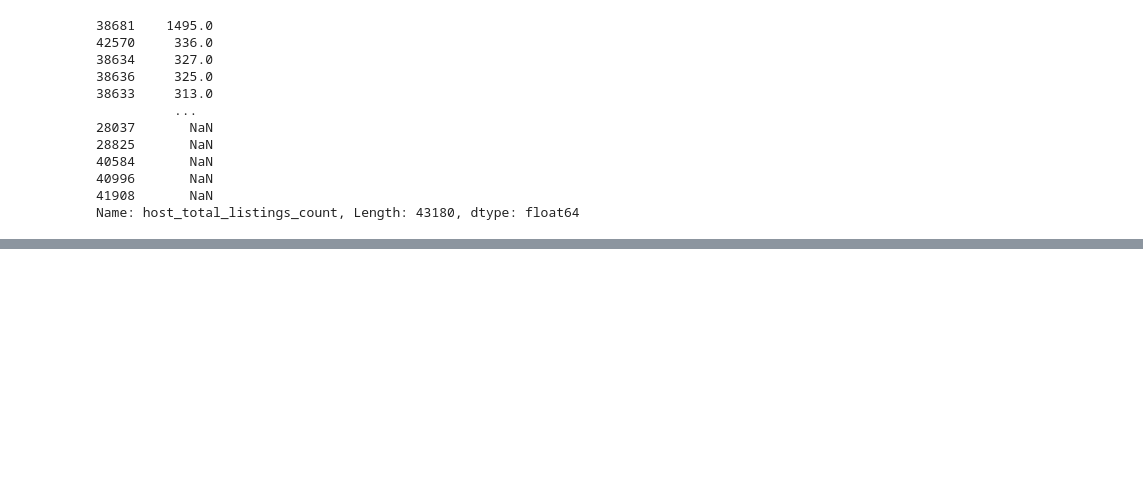
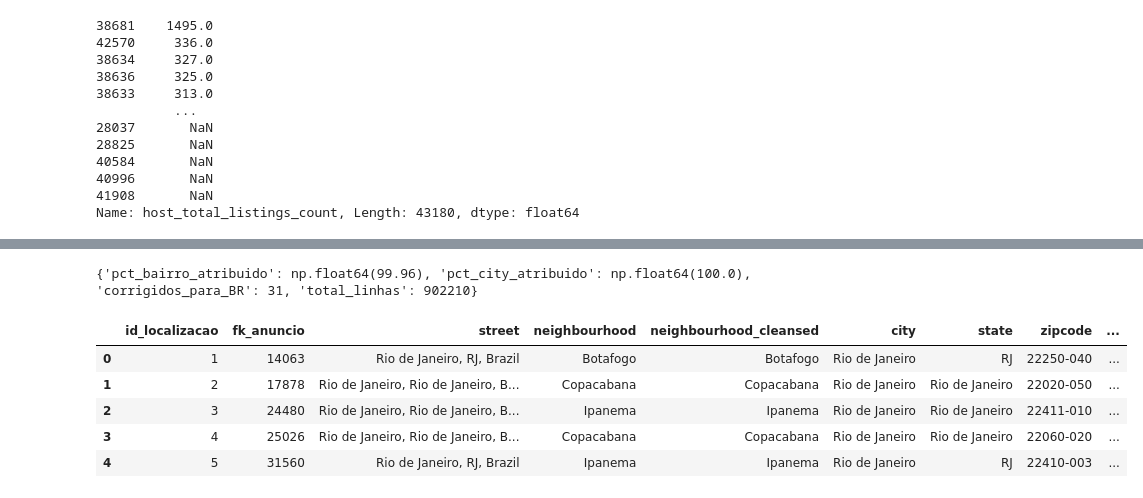
Before and after one commit to JONATHAN-ALMEIDA-MESQUITA/Airbnb-analytics-dw, a Jupyter notebook: notebooks/1_silver_transformations.ipynb, the cells around one changed output, grey strips where cells are left out. Drawn from its saved outputs; the diff is of its cells as text; code cells hidden in the pictures; blank space fills up the shorter version.

```diff
--- a/notebooks/1_silver_transformations.ipynb
+++ b/notebooks/1_silver_transformations.ipynb
@@ -207,0 +282,8 @@ Name: host_total_listings_count, Length: 43180, dtype: float64
+# %%
+#Usando API REST publica para obter os limites de bairros do rio de janeiro.
+
+url_bairros = "https://pgeo3.rio.rj.gov.br/arcgis/rest/services/Cartografia/Limites_administrativos/MapServer/4/query?where=1=1&outFields=*&f=geojson"
+bairros_rio = gpd.read_file(url_bairros)
+
+print(bairros_rio.columns)
+print(bairros_rio.head())
@@ -207,0 +308,21 @@ Name: host_total_listings_count, Length: 43180, dtype: float64
+# %%
+# 1) Garante CRS e cria GeoDataFrame de pontos (lon, lat)
+gdf_pts = gpd.GeoDataFrame(
+    df_localizacao.copy(),
+    geometry=gpd.points_from_xy(df_localizacao['longitude'], df_localizacao['latitude']),
+    crs="EPSG:4326"
+)
+
+# 2) Garante que bairros_rio está no mesmo CRS
+if bairros_rio.crs is None:
+    bairros_rio = bairros_rio.set_crs("EPSG:4326")
+elif bairros_rio.crs != gdf_pts.crs:
+    bairros_rio = bairros_rio.to_crs(gdf_pts.crs)
+
+# 3) sjoin (ponto dentro do polígono do bairro)
+gjoined = gpd.sjoin(
+    gdf_pts,
+    bairros_rio[['nome', 'regiao_adm', 'rp', 'geometry']],  # pegue só o que precisa
+    how="left",
+    predicate="within"
+).drop(columns=['index_right'])
@@ -207,0 +366,22 @@ Name: host_total_listings_count, Length: 43180, dtype: float64
+# %%
+# Remove geometria para voltar a DataFrame “puro”
+df_localizacao_silver = pd.DataFrame(gjoined.drop(columns='geometry'))
+
+log_geo = {
+    "pct_bairro_atribuido": round(df_localizacao_silver['neighbourhood_cleansed'].notna().mean()*100, 2),
+    "pct_city_atribuido": round(df_localizacao_silver['city'].notna().mean()*100, 2),
+    "corrigidos_para_BR": int(((df_localizacao_silver['country_code'] == 'BR') & (df_localizacao.get('country_code') != 'BR')).sum()),
+    "total_linhas": len(df_localizacao_silver),
+}
+print(log_geo)
+# %% [output]
+{'pct_bairro_atribuido': np.float64(99.96), 'pct_city_atribuido': np.float64(100.0), 'corrigidos_para_BR': 31, 'total_linhas': 902210}
+# %%
+df_localizacao_silver.head()
+# %% [output]
+|  | id_localizacao | fk_anuncio | street | neighbourhood | neighbourhood_cleansed | city | state | zipcode | ... |
+| 0 | 1 | 14063 | Rio de Janeiro, RJ, Brazil | Botafogo | Botafogo | Rio de Janeiro | RJ | 22250-040 | ... |
+| 1 | 2 | 17878 | Rio de Janeiro, Rio de Janeiro, B... | Copacabana | Copacabana | Rio de Janeiro | Rio de Janeiro | 22020-050 | ... |
+| 2 | 3 | 24480 | Rio de Janeiro, Rio de Janeiro, B... | Ipanema | Ipanema | Rio de Janeiro | Rio de Janeiro | 22411-010 | ... |
+| 3 | 4 | 25026 | Rio de Janeiro, Rio de Janeiro, B... | Copacabana | Copacabana | Rio de Janeiro | Rio de Janeiro | 22060-020 | ... |
+| 4 | 5 | 31560 | Rio de Janeiro, RJ, Brazil | Ipanema | Ipanema | Rio de Janeiro | RJ | 22410-003 | ... |
```
Also changed, not shown: parts of 25 cells of this notebook, 1 other file.
